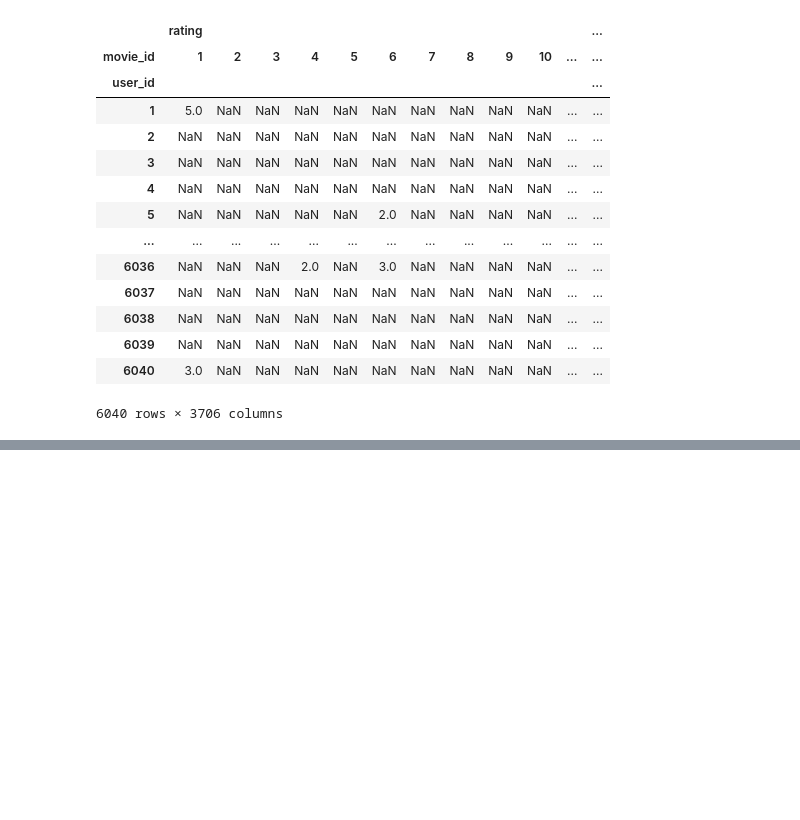
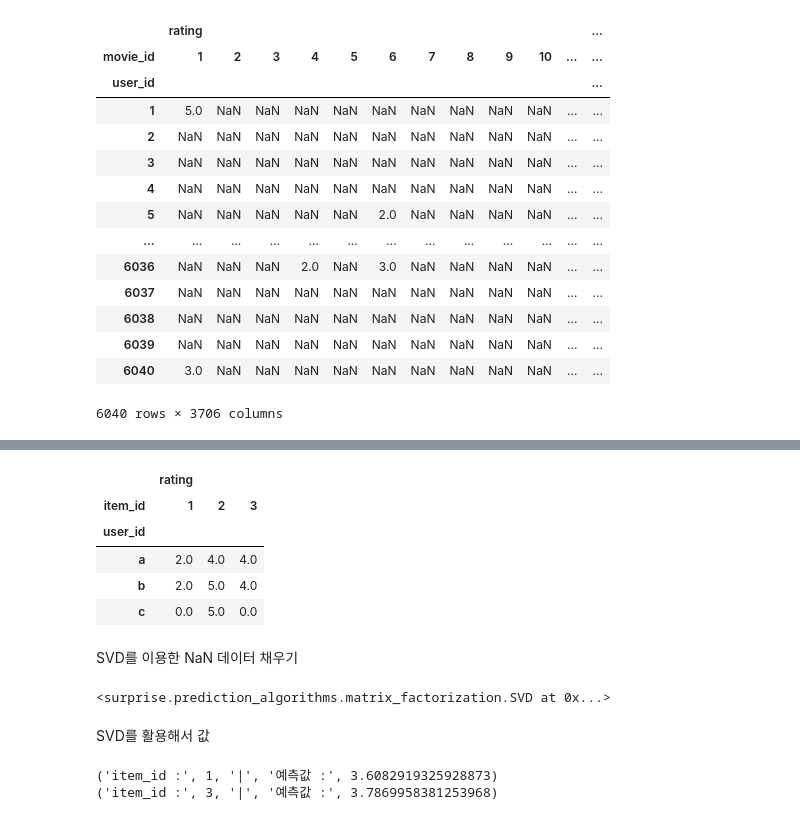
Before and after one commit to onulee/https---github.com-onulee-kdigital1, a Jupyter notebook: 11.deep/d0809/ju0809_01_영화평점예측.ipynb, the cells around one changed output, grey strips where cells are left out. Saved outputs shown, nothing was run; the diff lists cells and outputs as text; code cells hidden in the pictures; blank space fills up the shorter version.

```diff
--- a/11.deep/d0809/ju0809_01_영화평점예측.ipynb
+++ b/11.deep/d0809/ju0809_01_영화평점예측.ipynb
@@ -385,0 +410,12 @@ rating_table
+# %%
+df_matrix_table = df[['user_id','item_id','rating']].set_index(['user_id','item_id']).unstack().fillna(0)
+df_matrix_table
+# %% [output]
+|  | rating |  |  |
+| item_id | 1 | 2 | 3 |
+| user_id |  |  |  |
+| a | 2.0 | 4.0 | 4.0 |
+| b | 2.0 | 5.0 | 4.0 |
+| c | 0.0 | 5.0 | 0.0 |
+# %% [markdown]
+SVD를 이용한 NaN 데이터 채우기
@@ -385,0 +429,25 @@ rating_table
+# %%
+# SVD모델 훈련
+model = SVD(
+    n_factors=8,
+    lr_all=0.005, # 모든 파라미터 학습비율
+    reg_all=0.02, # 모든 파라미터 정규화 정도
+    n_epochs=10
+)
+model.fit(train_data)
+# %% [output]
+<surprise.prediction_algorithms.matrix_factorization.SVD at 0x...>
+# %% [markdown]
+SVD를 활용해서 값
+# %%
+# build_anti_testset : 행렬에서 채워지지 않은 위치를 가져옴
+test_data = train_data.build_anti_testset()
+# 채워지지 않은 위치에 값을 예측
+predictions = model.test(test_data)
+
+# 예측한 값 출력
+for _, iid, _, predicted_rating, _ in predictions:
+    print(('item_id :',iid,"|",'예측값 :',predicted_rating))
+# %% [output]
+('item_id :', 1, '|', '예측값 :', 3.6082919325928873)
+('item_id :', 3, '|', '예측값 :', 3.7869958381253968)
```
Also changed, not shown: parts of 12 cells of this notebook.
